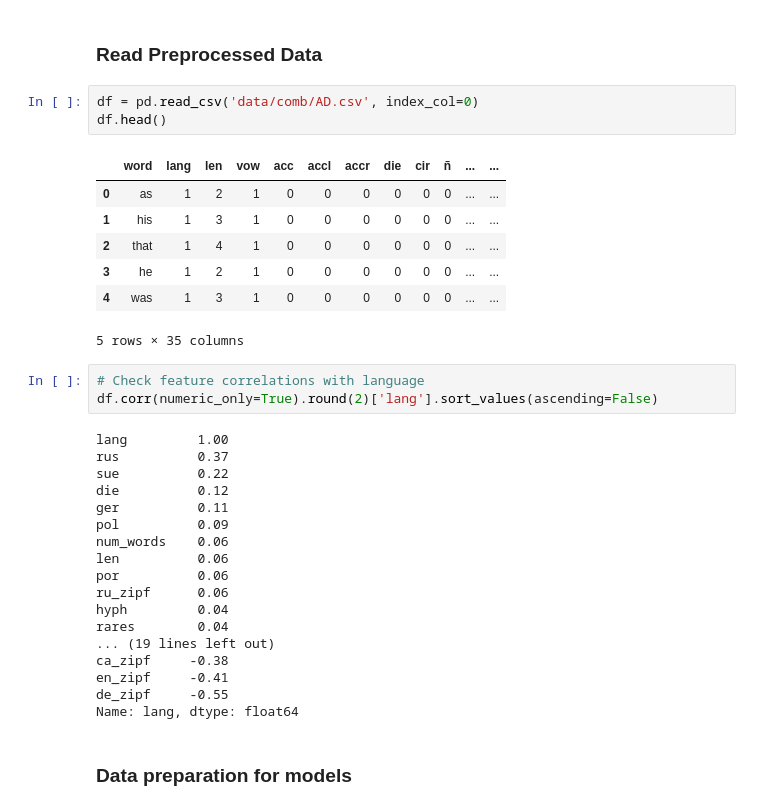
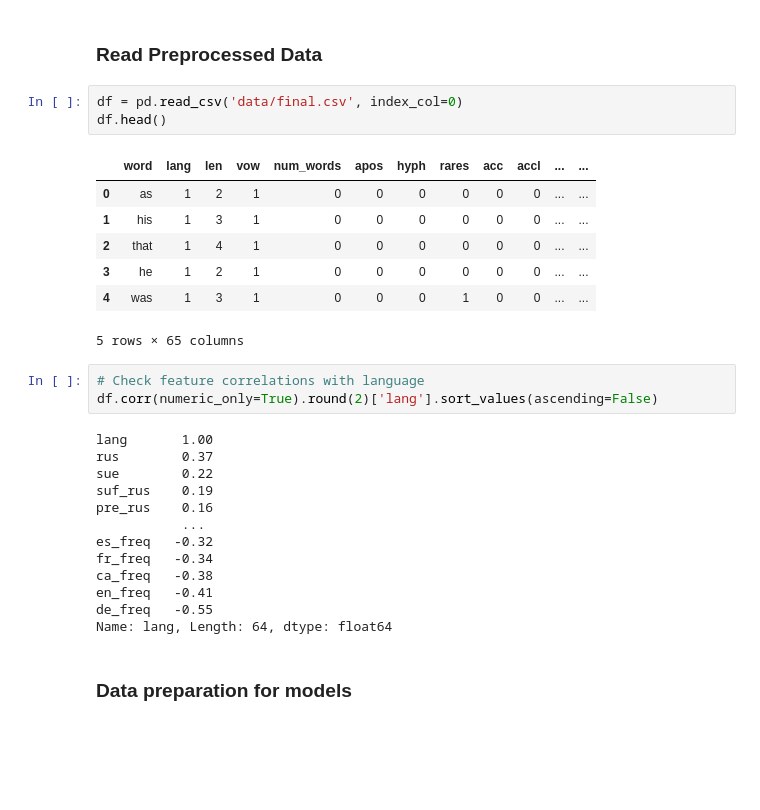
Before and after one commit to jsalisburyv/Machine-Learning, a Jupyter notebook: Practica1/models.ipynb, the cells around one changed output. Saved outputs shown, nothing was run; the diff lists cells and outputs as text; blank space fills up the shorter version.

Commit message:
Data

```diff
--- a/Practica1/models.ipynb
+++ b/Practica1/models.ipynb
@@ -13,37 +13,32 @@ import seaborn as sns
 # %% [markdown]
 ### Read Preprocessed Data
 # %%
-df = pd.read_csv('data/comb/AD.csv', index_col=0)
+df = pd.read_csv('data/final.csv', index_col=0)
 df.head()
 # %% [output]
-|  | word | lang | len | vow | acc | accl | accr | die | cir | ñ | ... | ... |
+|  | word | lang | len | vow | num_words | apos | hyph | rares | acc | accl | ... | ... |
 | 0 | as | 1 | 2 | 1 | 0 | 0 | 0 | 0 | 0 | 0 | ... | ... |
 | 1 | his | 1 | 3 | 1 | 0 | 0 | 0 | 0 | 0 | 0 | ... | ... |
 | 2 | that | 1 | 4 | 1 | 0 | 0 | 0 | 0 | 0 | 0 | ... | ... |
 | 3 | he | 1 | 2 | 1 | 0 | 0 | 0 | 0 | 0 | 0 | ... | ... |
-| 4 | was | 1 | 3 | 1 | 0 | 0 | 0 | 0 | 0 | 0 | ... | ... |
+| 4 | was | 1 | 3 | 1 | 0 | 0 | 0 | 1 | 0 | 0 | ... | ... |
-5 rows × 35 columns
+5 rows × 65 columns
 # %%
 # Check feature correlations with language
 df.corr(numeric_only=True).round(2)['lang'].sort_values(ascending=False)
 # %% [output]
-lang         1.00
-rus          0.37
-sue          0.22
-die          0.12
-ger          0.11
-pol          0.09
-num_words    0.06
-len          0.06
-por          0.06
-ru_zipf      0.06
-hyph         0.04
-rares        0.04
-... (19 lines left out)
-ca_zipf     -0.38
-en_zipf     -0.41
-de_zipf     -0.55
-Name: lang, dtype: float64
+lang       1.00
+rus        0.37
+sue        0.22
+suf_rus    0.19
+pre_rus    0.16
+           ...
+es_freq   -0.32
+fr_freq   -0.34
+ca_freq   -0.38
+en_freq   -0.41
+de_freq   -0.55
+Name: lang, Length: 64, dtype: float64
 # %% [markdown]
 ### Data preparation for models
 # %%
```
Also changed, not shown: parts of 1 cell of this notebook, 19 other files.
